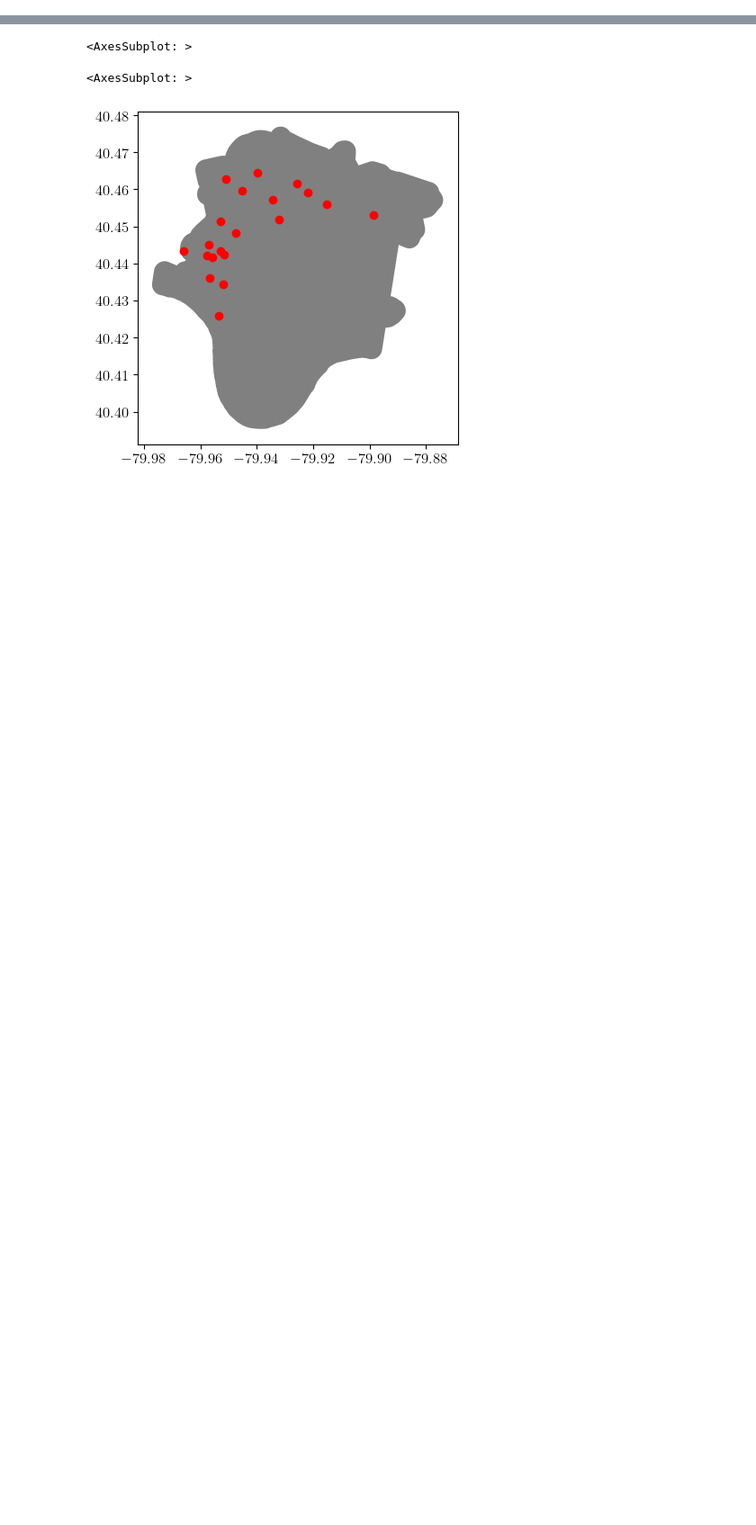
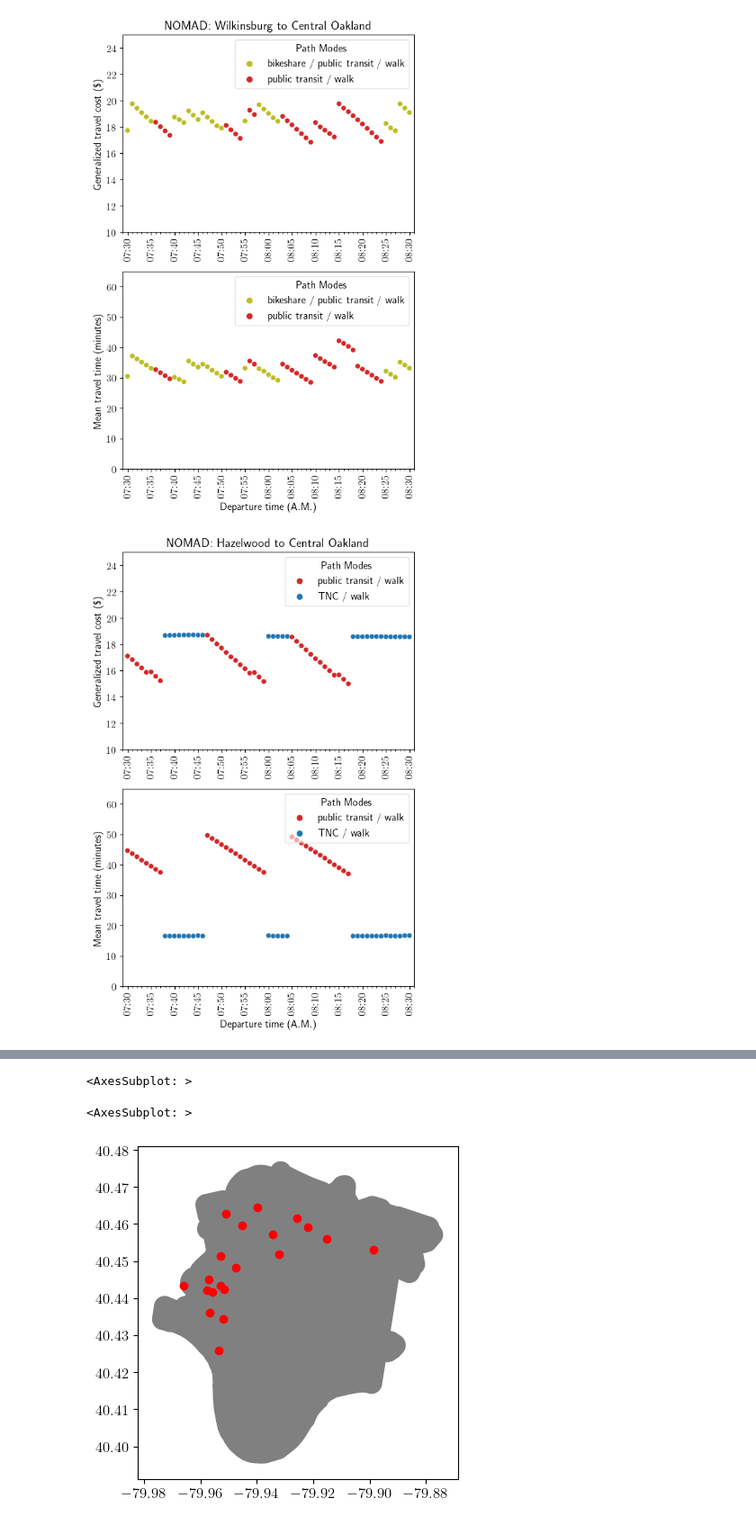
Before and after one commit to lgraff/nomad, a Jupyter notebook: project1-use_cases/plots.ipynb, the cells around one changed output, grey strips where cells are left out. Shown at 90% size. Cells and saved outputs as stored; diff of their text form; code cells hidden in the pictures; blank space fills up the shorter version.

```diff
--- a/project1-use_cases/plots.ipynb
+++ b/project1-use_cases/plots.ipynb
@@ -236 +96,76 @@ org5623003
+# %%
+# -------------------------------
+# Plot generalized travel cost and average travel time vs. departure time for selected OD pairs
+# -------------------------------
+
+
+# Build color palette for path modes
+palette = dict(zip(
+    [
+        'public transit / walk',
+        'bikeshare / public transit / walk',
+        'TNC / walk',
+        'bikeshare / scooter / walk',
+        'public transit / scooter / walk',
+        'scooter / walk'
+    ],
+    ['tab:red', 'tab:olive', 'tab:blue', 'gray', 'tab:orange', 'tab:purple']
+))
+
+# Get all OD pairs
+od_pairs = list(itertools.product(df_vot['org'].unique().tolist(), df_vot['dst'].unique().tolist()))
+
+# Choose two origins and one destination to analyze
+origins = ['Wilkinsburg', 'Hazelwood']
+dst = 'Central Oakland'
+
+# Display results for a specific VOT
+vot = 10
+
+#nid_map[od_pairs[1][0]]
+
+
+# Loop over the OD pairs to plot
+nrows, ncols = 2,1
+for k, od in enumerate([1,4]):
+
+    # Filter data for the selected OD pair and VOT
+    df_od = df_vot[(df_vot['org'] == od_pairs[od][0]) & (df_vot['dst'] == od_pairs[od][1]) & (df_vot['vot'] == vot)]
+
+    # Create subplots
+    fig,ax = plt.subplots(nrows=nrows, ncols=ncols, figsize=(6,9))
+
+    # Plot generalized travel cost and average travel time vs. departure time
+    sns.scatterplot(ax=ax[0], x='departure_time', y='gtc_tot', data=df_od[df_od['timestamp'].between(180,541)], hue='path_modes_full', palette=palette)
+    ax[0].set_ylabel('Generalized travel cost (\$)')
+    ax[0].set_ylim([10,25])
+    sns.scatterplot(ax=ax[1], x='departure_time', y='tt_min_dot', data=df_od[df_od['timestamp'].between(180,541)], hue='path_modes_full', palette=palette)
+    ax[1].set_ylabel('Mean travel time (minutes)')
+    ax[1].set_ylim([0,65])
+    ax[0].set_title(f'NOMAD: {origins[k]} to {dst}')
+
+    for i in range(nrows):
+        # Format x-axis to show departure time in HH:MM format
+        ax[i].xaxis.set_major_locator(mdates.MinuteLocator(byminute=range(0,70,5)))
+        ax[i].xaxis.set_major_formatter(mdates.DateFormatter('%H:%M'))
+        ax[i].xaxis.set_minor_locator(mdates.MinuteLocator(byminute=range(0,70,1)))
+        ax[i].tick_params(axis='x', rotation=90)
+        ax[i].set_xlim([pd.to_datetime('07:29',format='%H:%M'), pd.to_datetime('08:31', format='%H:%M')])
+        ax[i].margins(x=10)
+        #ax.set_yticks(np.arange(22,26,0.5))
+
+        # Adjust legend appearance
+        legend = ax[i].legend(title='Path Modes', fontsize=10)
+        sns.move_legend(ax[i], 'upper right')
+        legend = ax[i].get_legend()
+        legend.get_frame().set_alpha(0.6)
+
+    # Only show x-label on the bottom plot
+    ax[0].set_xlabel('')
+    ax[1].set_xlabel('Departure time (A.M.)')
+
+plt.show();
+# %% [output]
+[figure, added]
+[figure, added]
 # %%
```
Also changed, not shown: parts of 13 cells of this notebook.
